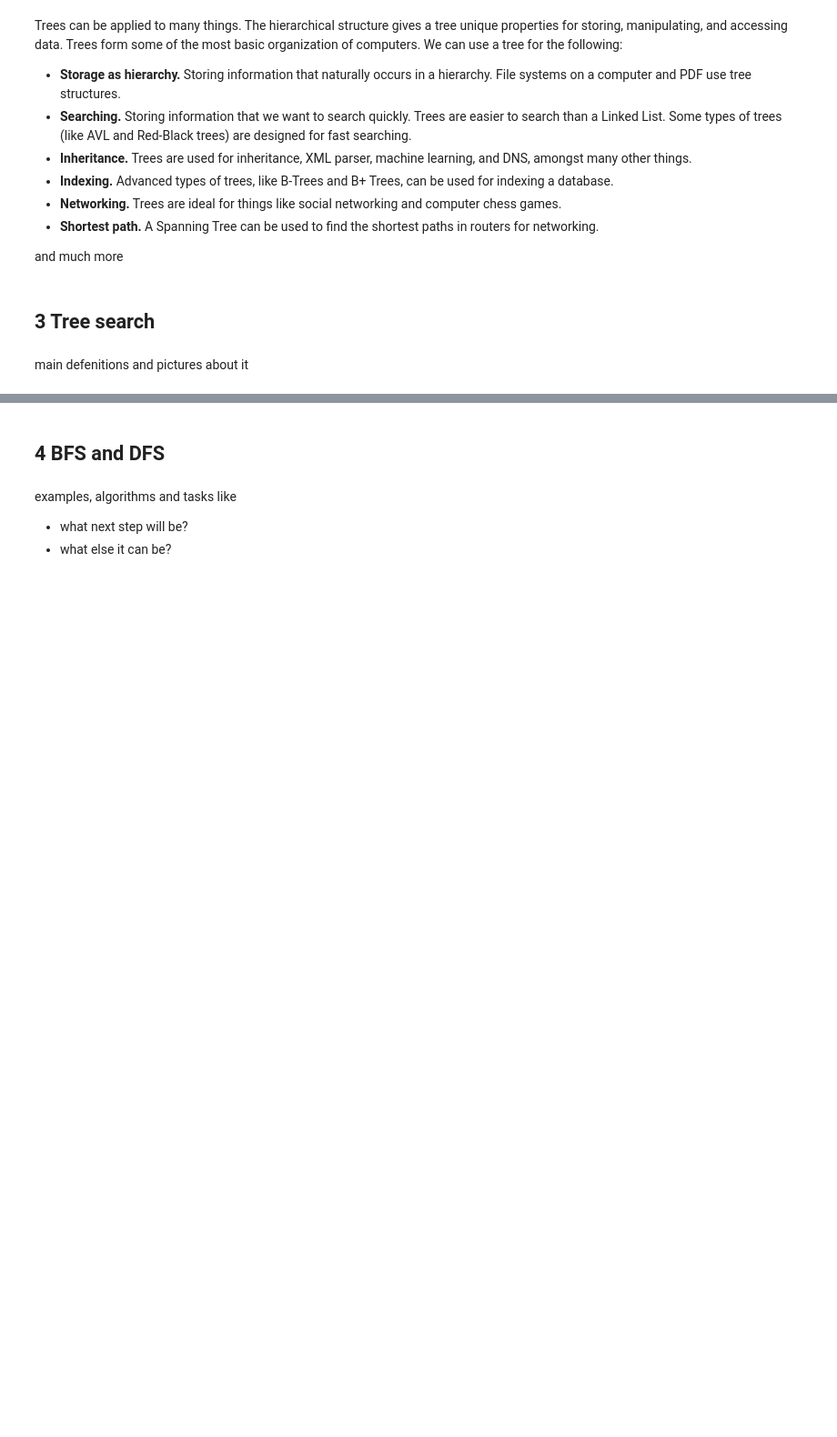
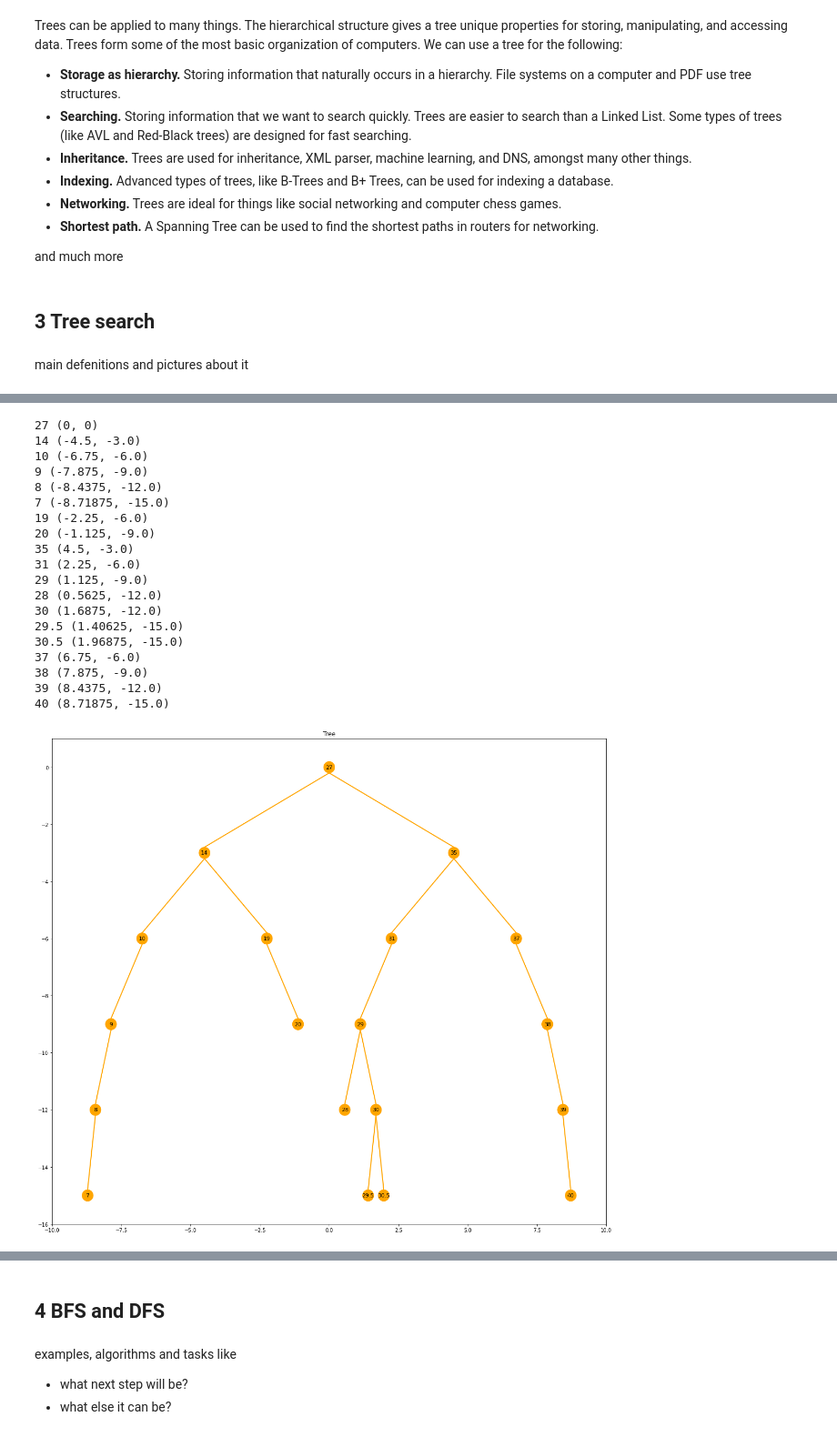
Before and after one commit to bondaleksey/in-few-words-about, a Jupyter notebook: tree-search-BFS-DFS/Trees-BFS-DFS.ipynb, the cells around one changed output, grey strips where cells are left out. Shown at 91% size. Drawn from its saved outputs; the diff is of its cells as text; code cells hidden in the pictures; blank space fills up the shorter version.

```diff
--- a/tree-search-BFS-DFS/Trees-BFS-DFS.ipynb
+++ b/tree-search-BFS-DFS/Trees-BFS-DFS.ipynb
@@ -184,0 +228,34 @@ root.draw_from_root()
+# %%
+root.insert(9)
+root.insert(8)
+root.insert(7)
+root.insert(38)
+root.insert(39)
+root.insert(40)
+root.insert(20)
+root.insert(30)
+root.insert(28)
+root.insert(30.5)
+root.insert(29.5)
+root.draw_from_root()
+# %% [output]
+27 (0, 0)
+14 (-4.5, -3.0)
+10 (-6.75, -6.0)
+9 (-7.875, -9.0)
+8 (-8.4375, -12.0)
+7 (-8.71875, -15.0)
+19 (-2.25, -6.0)
+20 (-1.125, -9.0)
+35 (4.5, -3.0)
+31 (2.25, -6.0)
+29 (1.125, -9.0)
+28 (0.5625, -12.0)
+30 (1.6875, -12.0)
+29.5 (1.40625, -15.0)
+30.5 (1.96875, -15.0)
+37 (6.75, -6.0)
+38 (7.875, -9.0)
+39 (8.4375, -12.0)
+40 (8.71875, -15.0)
+[figure, added]
```
Also changed, not shown: parts of 8 cells of this notebook.
